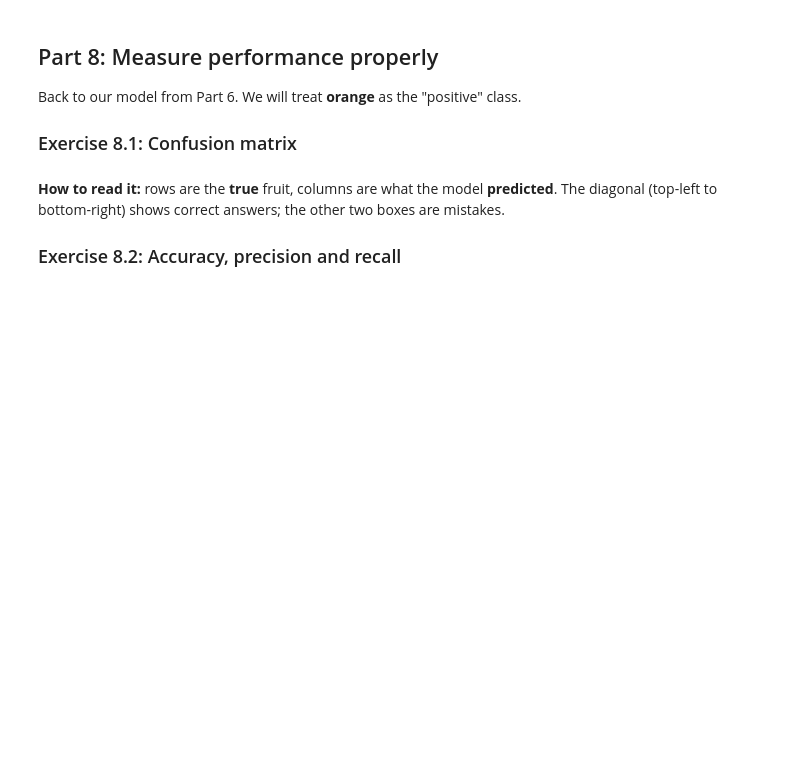
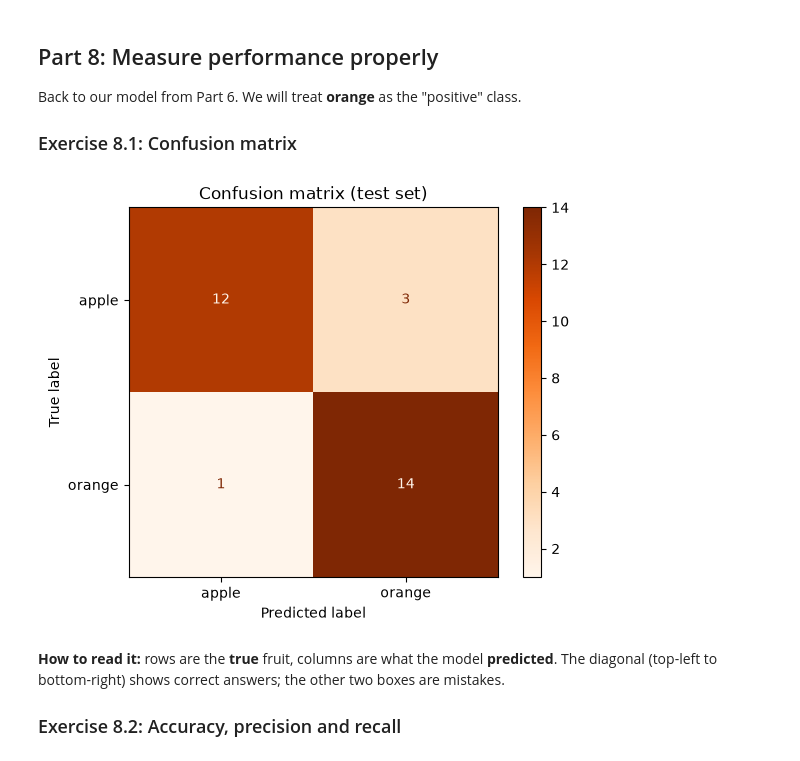
Before and after one commit to LouisHeiGamer/Work-Desk-88, a Jupyter notebook: Lesson_4/ml_fruit_lab_exercises.ipynb, the cells around one changed output. Drawn from its saved outputs; the diff is of its cells as text; code cells hidden in the pictures; blank space fills up the shorter version.

```diff
--- a/Lesson_4/ml_fruit_lab_exercises.ipynb
+++ b/Lesson_4/ml_fruit_lab_exercises.ipynb
@@ -325,11 +331,13 @@ Back to our model from Part 6. We will treat **orange** as the "positive" class.
 
 ### Exercise 8.1: Confusion matrix
 # %%
-y_pred = model.predict(...)                  # TODO: predict the scaled test data
+y_pred = model.predict(X_test_scaled)                  # TODO: predict the scaled test data
 
 ConfusionMatrixDisplay.from_predictions(y_test, y_pred, cmap="Oranges")
 plt.title("Confusion matrix (test set)")
 plt.show()
+# %% [output]
+[figure, added]
 # %% [markdown]
 **How to read it:** rows are the **true** fruit, columns are what the model **predicted**. The diagonal (top-left to bottom-right) shows correct answers; the other two boxes are mistakes.
 
```
Also changed, not shown: parts of 6 cells of this notebook.
